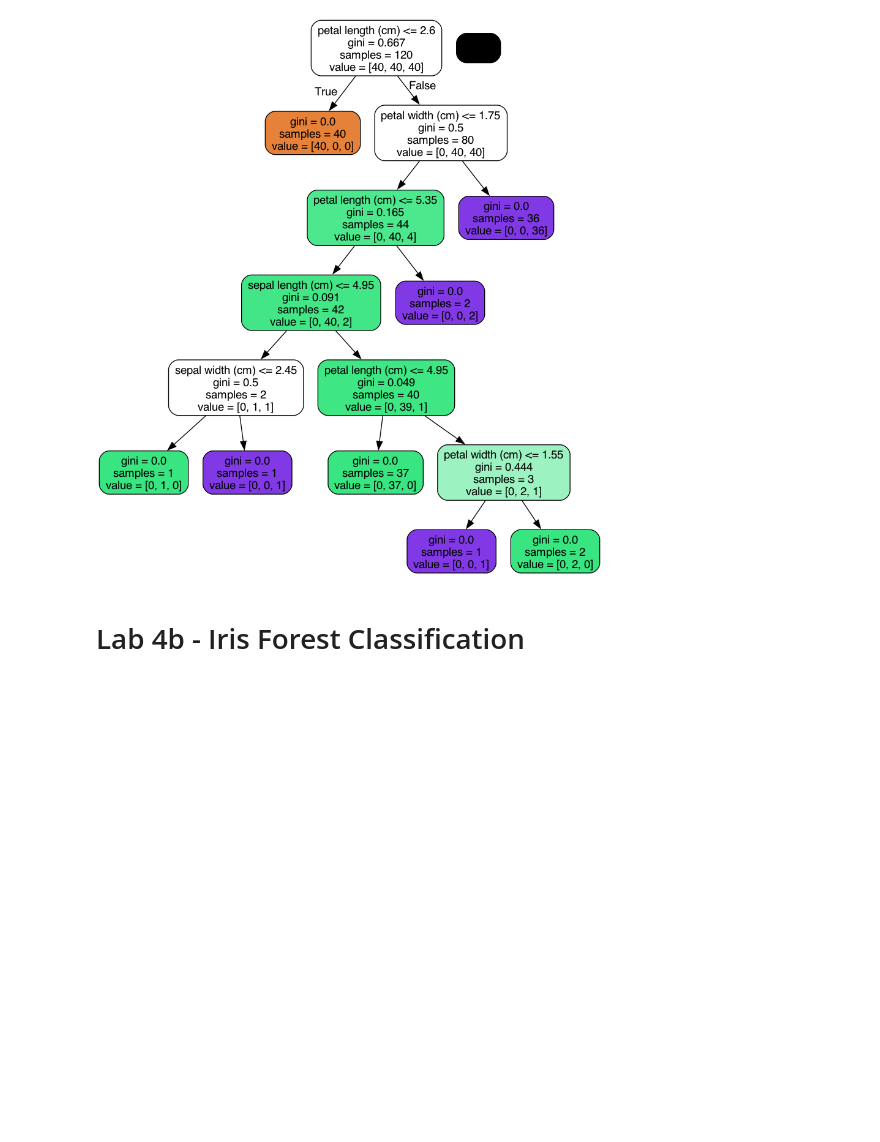
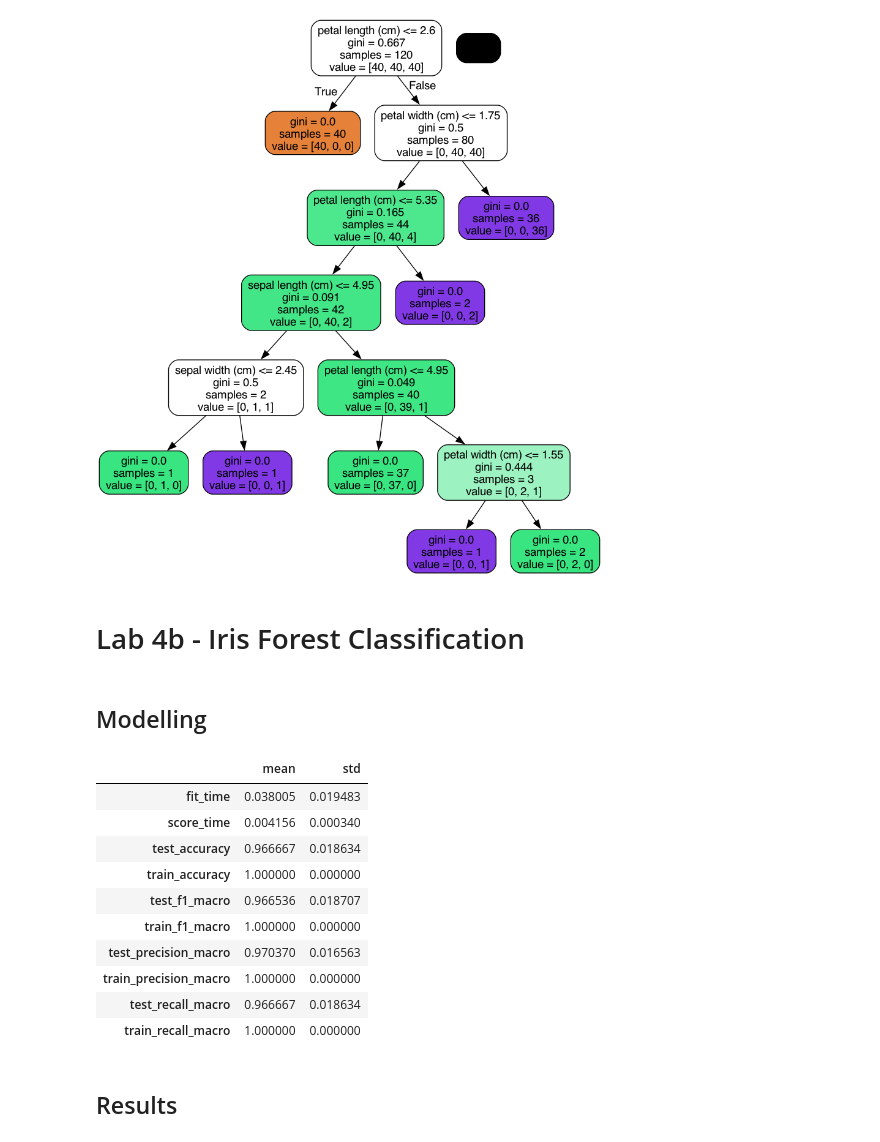
Before and after one commit to Ri-Dearg/aiml-labs, a Jupyter notebook: lab4a_4b.ipynb, the cells around one changed output. Drawn from its saved outputs; the diff is of its cells as text; code cells hidden in the pictures; blank space fills up the shorter version.

```diff
--- a/lab4a_4b.ipynb
+++ b/lab4a_4b.ipynb
@@ -234,3 +236,30 @@ Image(graph.create_png())
 [figure]
 # %% [markdown]
 # Lab 4b - Iris Forest Classification
+# %% [markdown]
+## Modelling
+# %%
+forest_model = RandomForestClassifier(random_state=37)
+
+cv_results = cross_validate(
+    forest_model,
+    X_train,
+    y_train,
+    cv=cv,
+    scoring=('accuracy', 'f1_macro', 'precision_macro', 'recall_macro'),
+    return_train_score=True,
+)
+
+pd.DataFrame(cv_results).agg(['mean', 'std']).T
+# %% [output]
+|  | mean | std |
+| fit_time | 0.038005 | 0.019483 |
+| score_time | 0.004156 | 0.000340 |
+| test_accuracy | 0.966667 | 0.018634 |
+| train_accuracy | 1.000000 | 0.000000 |
+| test_f1_macro | 0.966536 | 0.018707 |
+| train_f1_macro | 1.000000 | 0.000000 |
+| test_precision_macro | 0.970370 | 0.016563 |
+| train_precision_macro | 1.000000 | 0.000000 |
+| test_recall_macro | 0.966667 | 0.018634 |
+| train_recall_macro | 1.000000 | 0.000000 |
@@ -236,0 +270,2 @@ Image(graph.create_png())
+# %% [markdown]
+## Results
```
Also changed, not shown: parts of 8 cells of this notebook.
